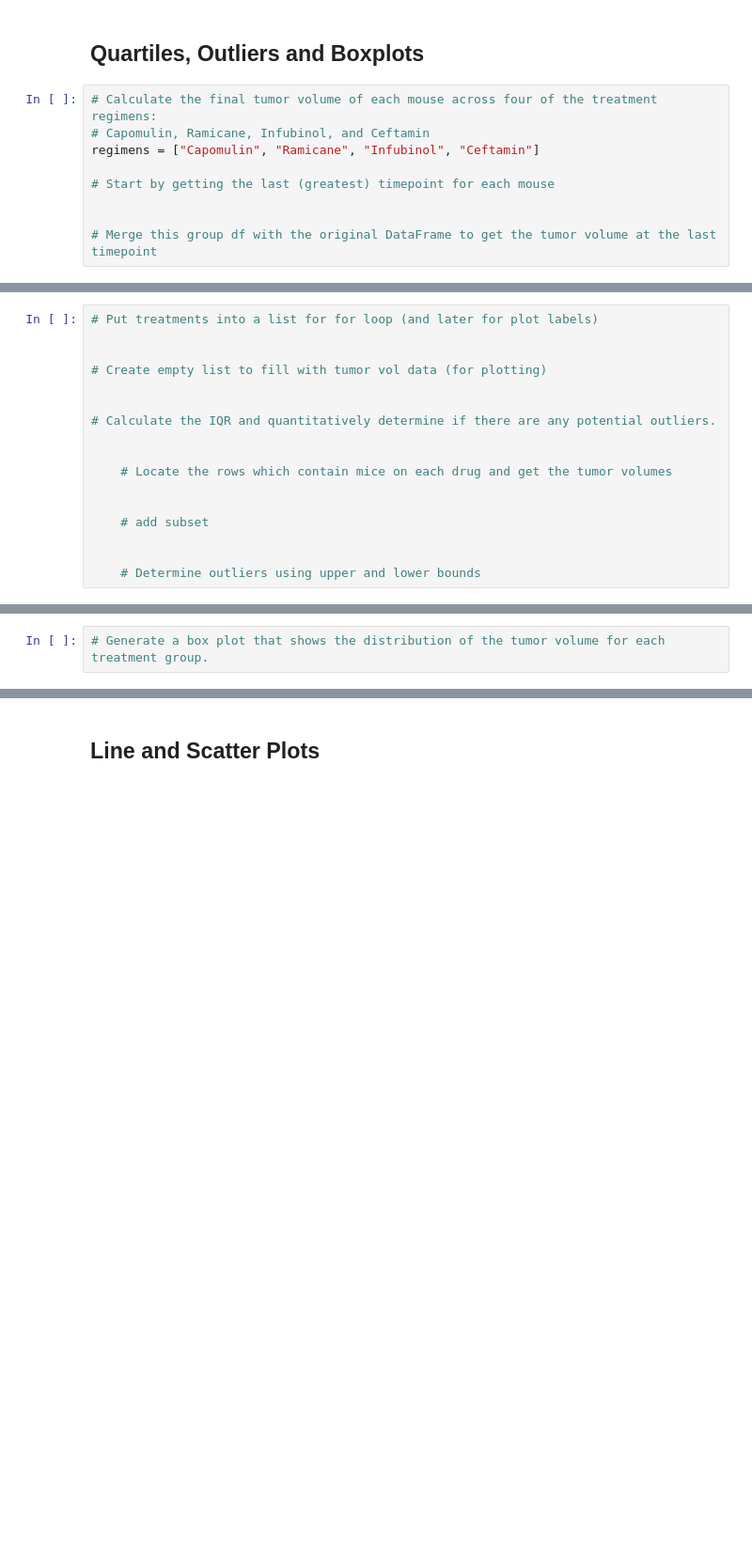
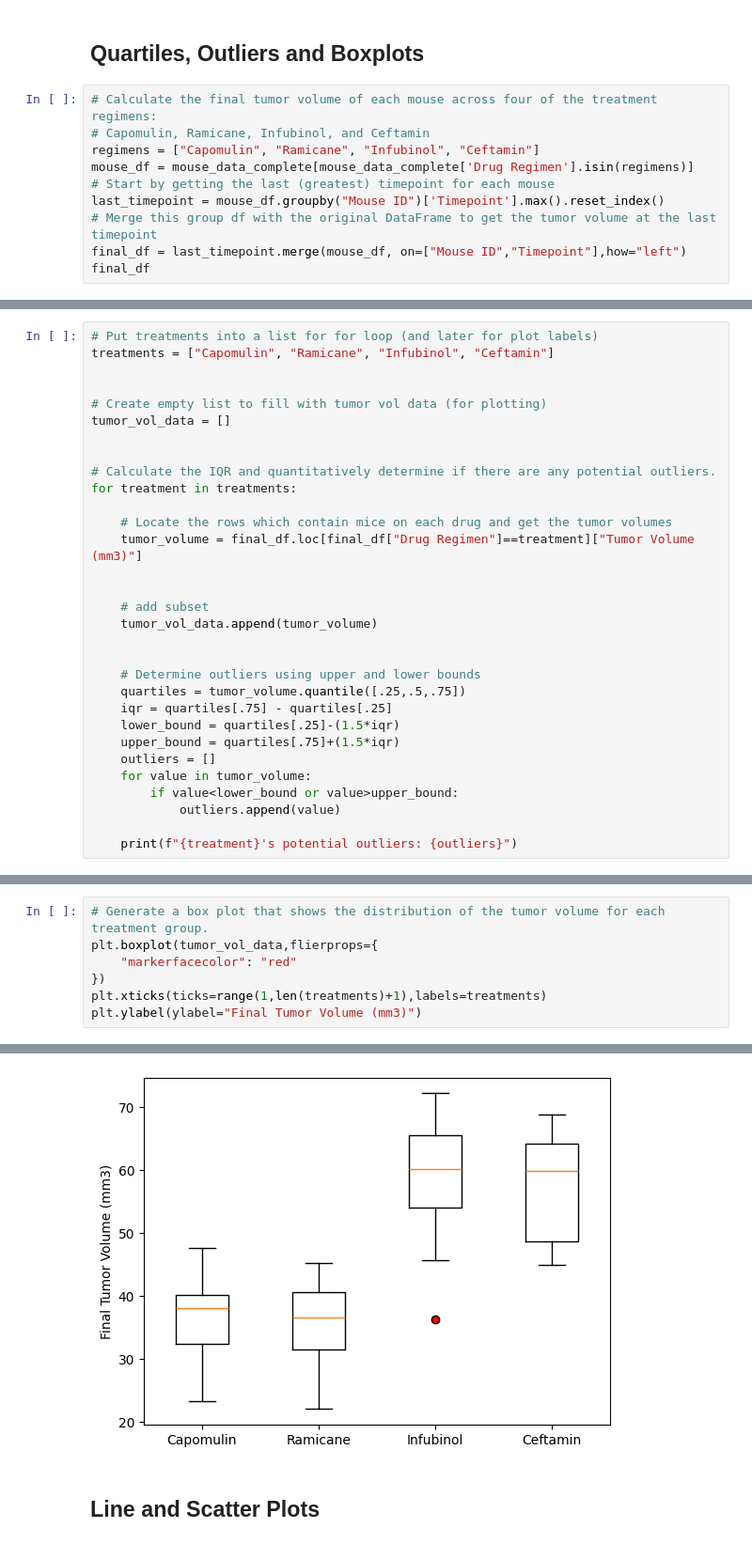
Before and after one commit to PratishthaTheeng/datavisualization-challenge, a Jupyter notebook: pymaceuticals/pymaceuticals_starter.ipynb, the cells around one changed output, grey strips where cells are left out. Shown: that part at 94% size. Cells and saved outputs as stored; diff of their text form; blank space fills up the shorter version.

```diff
--- a/pymaceuticals/pymaceuticals_starter.ipynb
+++ b/pymaceuticals/pymaceuticals_starter.ipynb
@@ -204,8 +204,9 @@ plt.show()
 # Calculate the final tumor volume of each mouse across four of the treatment regimens:
 # Capomulin, Ramicane, Infubinol, and Ceftamin
 regimens = ["Capomulin", "Ramicane", "Infubinol", "Ceftamin"]
-
+mouse_df = mouse_data_complete[mouse_data_complete['Drug Regimen'].isin(regimens)]
 # Start by getting the last (greatest) timepoint for each mouse
-
-
+last_timepoint = mouse_df.groupby("Mouse ID")['Timepoint'].max().reset_index()
 # Merge this group df with the original DataFrame to get the tumor volume at the last timepoint
+final_df = last_timepoint.merge(mouse_df, on=["Mouse ID","Timepoint"],how="left")
+final_df
@@ -212,17 +227,31 @@ regimens = ["Capomulin", "Ramicane", "Infubinol", "Ceftamin"]
 # %%
 # Put treatments into a list for for loop (and later for plot labels)
+treatments = ["Capomulin", "Ramicane", "Infubinol", "Ceftamin"]
 
 
 # Create empty list to fill with tumor vol data (for plotting)
+tumor_vol_data = []
 
 
 # Calculate the IQR and quantitatively determine if there are any potential outliers.
-
+for treatment in treatments:
 
     # Locate the rows which contain mice on each drug and get the tumor volumes
+    tumor_volume = final_df.loc[final_df["Drug Regimen"]==treatment]["Tumor Volume (mm3)"]
 
 
     # add subset
+    tumor_vol_data.append(tumor_volume)
 
 
     # Determine outliers using upper and lower bounds
+    quartiles = tumor_volume.quantile([.25,.5,.75])
+    iqr = quartiles[.75] - quartiles[.25]
+    lower_bound = quartiles[.25]-(1.5*iqr)
+    upper_bound = quartiles[.75]+(1.5*iqr)
+    outliers = []
+    for value in tumor_volume:
+        if value<lower_bound or value>upper_bound:
+            outliers.append(value)
+
+    print(f"{treatment}'s potential outliers: {outliers}")
@@ -229,2 +263,8 @@ regimens = ["Capomulin", "Ramicane", "Infubinol", "Ceftamin"]
 # %%
 # Generate a box plot that shows the distribution of the tumor volume for each treatment group.
+plt.boxplot(tumor_vol_data,flierprops={
+    "markerfacecolor": "red"
+})
+plt.xticks(ticks=range(1,len(treatments)+1),labels=treatments)
+plt.ylabel(ylabel="Final Tumor Volume (mm3)")
+# %% [output]
@@ -231,3 +272,4 @@ regimens = ["Capomulin", "Ramicane", "Infubinol", "Ceftamin"]
+[figure, added]
 # %% [markdown]
 ## Line and Scatter Plots
 # %%
```
Also changed, not shown: parts of 5 cells of this notebook.
